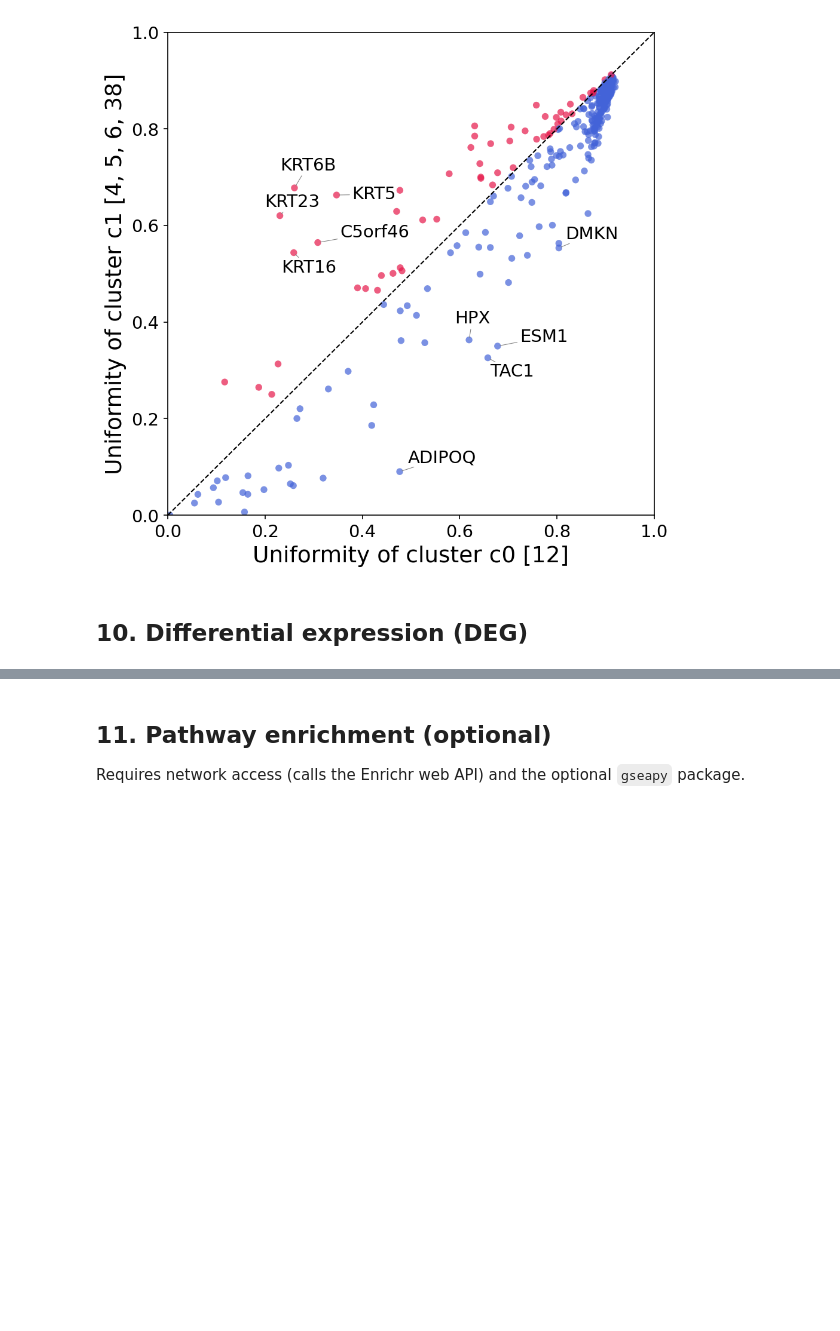
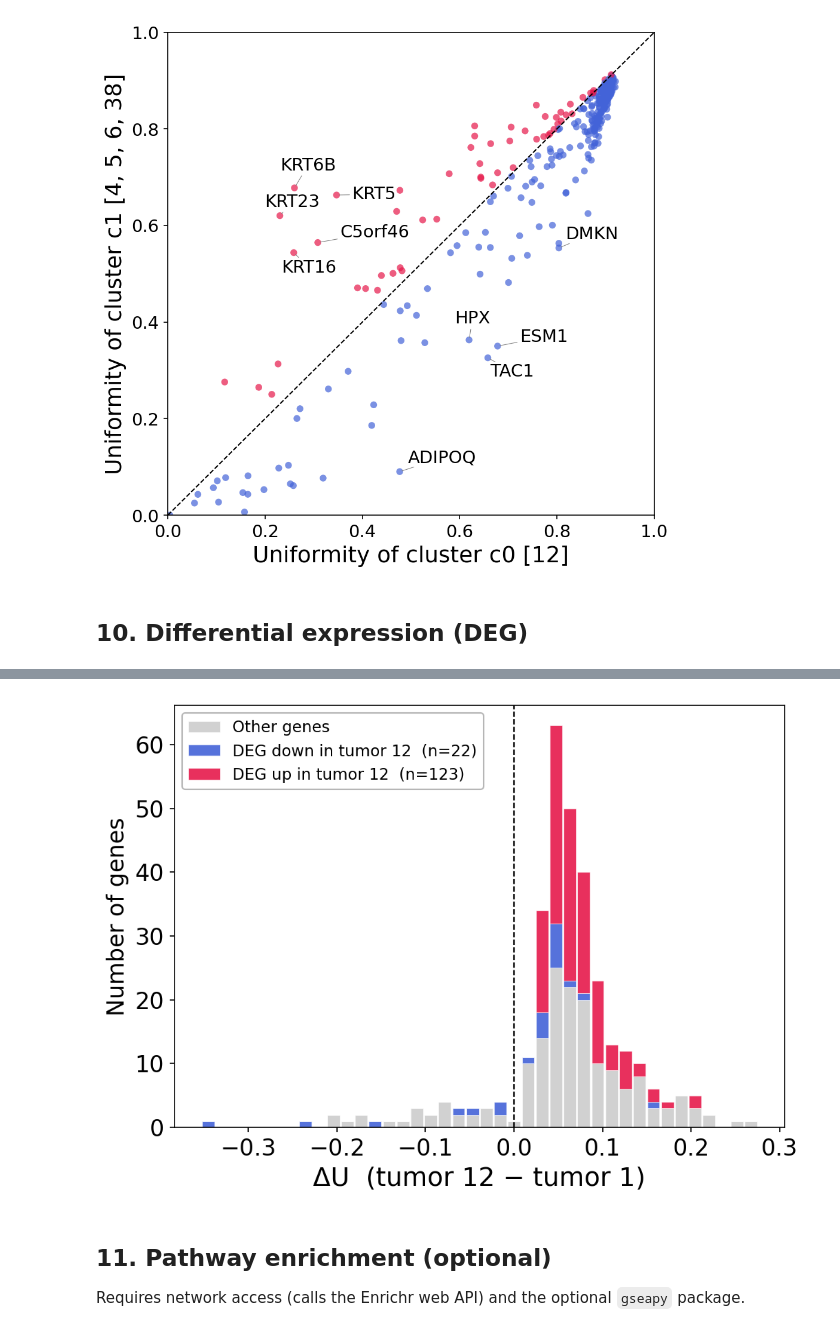
Before and after one commit to RyosukeNomural/SpatialCompassV, a Jupyter notebook: docs/tutorials/tumor_solid_analysis/index.ipynb, the cells around one changed output, grey strips where cells are left out. Drawn from its saved outputs; the diff is of its cells as text; code cells hidden in the pictures; blank space fills up the shorter version.

```diff
--- a/docs/tutorials/tumor_solid_analysis/index.ipynb
+++ b/docs/tutorials/tumor_solid_analysis/index.ipynb
@@ -412,5 +420,55 @@ print(f"Down in tumor{SOLID_B}: {len(genes_down)} genes")
 Up in tumor12: 123 genes
 Down in tumor12: 22 genes
+# %%
+# ── DEG gene WU distribution — stacked histogram (SOLID_B vs SOLID_A) ──
+import matplotlib.pyplot as plt
+import numpy as np
+from scomv.tumor_solid import weighted_mean_across_bins
+
+N_BINS   = 40
+UP_COL   = "#e6194b"
+DN_COL   = "#4363d8"
+OTH_COL  = "#cccccc"
+
+up_set   = set(genes_up)
+down_set = set(genes_down)
+
+# wu_a/wu_b are gene x distance-bin tables — collapse to one value per gene
+# the same way plot_gene_uniformity_scatter does, so the two plots agree.
+wu_a_1d = weighted_mean_across_bins(wu_a, BIN_WEIGHTS)
+wu_b_1d = weighted_mean_across_bins(wu_b, BIN_WEIGHTS)
+
+dv       = (wu_b_1d - wu_a_1d).dropna()
+dv_up    = dv[dv.index.isin(up_set)]
+dv_dn    = dv[dv.index.isin(down_set)]
+dv_other = dv[~dv.index.isin(up_set | down_set)]
+
+bins    = np.linspace(dv.min(), dv.max(), N_BINS + 1)
+w       = (bins[1] - bins[0]) * 0.88
+centers = (bins[:-1] + bins[1:]) / 2
+
+c_other, _ = np.histogram(dv_other, bins=bins)
+c_up,    _ = np.histogram(dv_up,    bins=bins)
+c_dn,    _ = np.histogram(dv_dn,    bins=bins)
+
+fig, ax = plt.subplots(figsize=(7, 5), dpi=150)
+ax.bar(centers, c_other, width=w, color=OTH_COL, alpha=0.9,
+       edgecolor="white", linewidth=0.3, label="Other genes")
+ax.bar(centers, c_dn, bottom=c_other, width=w, color=DN_COL, alpha=0.9,
+       edgecolor="white", linewidth=0.3,
+       label=f"DEG down in tumor {SOLID_B}  (n={int(dv_dn.notna().sum())})")
+ax.bar(centers, c_up, bottom=c_other + c_dn, width=w, color=UP_COL, alpha=0.9,
+       edgecolor="white", linewidth=0.3,
+       label=f"DEG up in tumor {SOLID_B}  (n={int(dv_up.notna().sum())})")
+ax.axvline(0, color="black", lw=1.0, ls="--")
+ax.set_xlabel(f"ΔU  (tumor {SOLID_B} − tumor {SOLID_A})", fontsize=18)
+ax.set_ylabel("Number of genes", fontsize=16)
+ax.tick_params(labelsize=16)
+ax.legend(fontsize=11, loc="best", framealpha=0.85, edgecolor="#aaaaaa")
+plt.tight_layout()
+plt.show()
+# %% [output]
+[figure, added]
 # %% [markdown]
 ## 11. Pathway enrichment (optional)
 
```
Also changed, not shown: parts of 3 cells of this notebook, 1 other file.
